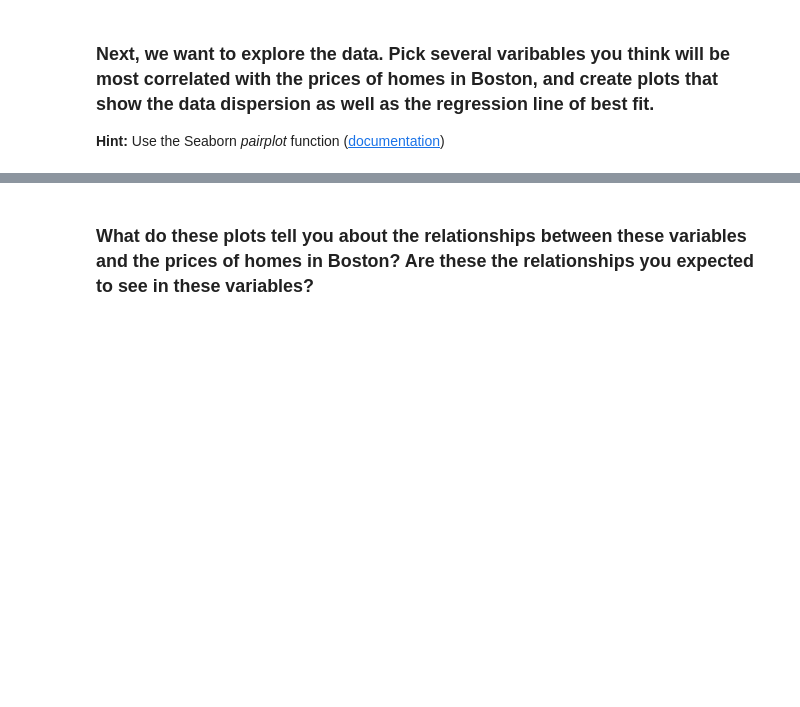
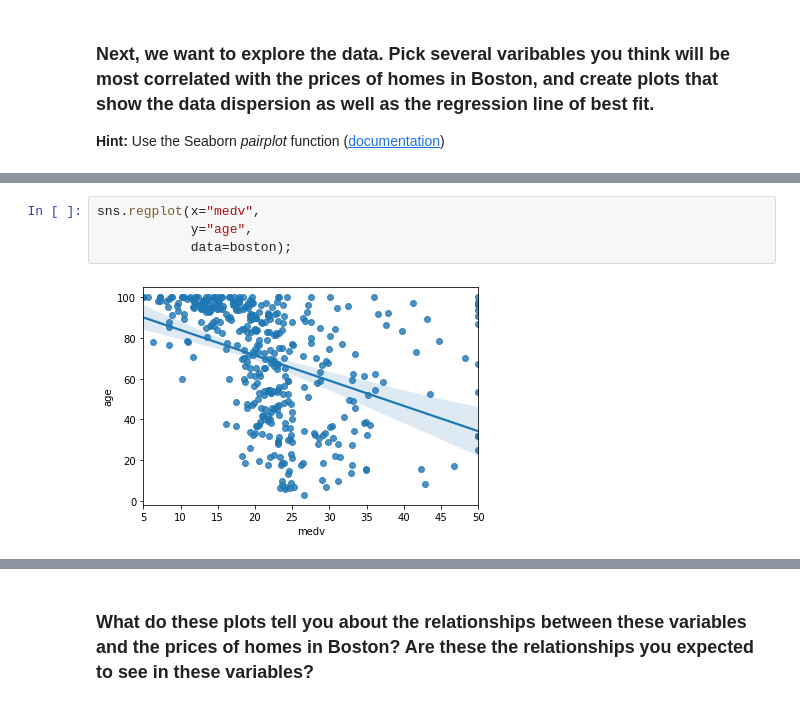
Before and after one commit to ta-data-remote/lab-problems-with-ML, a Jupyter notebook: your-code/lab_boston_housing.ipynb, the cells around one changed output, grey strips where cells are left out. Drawn from its saved outputs; the diff is of its cells as text; blank space fills up the shorter version.

```diff
--- a/your-code/lab_boston_housing.ipynb
+++ b/your-code/lab_boston_housing.ipynb
@@ -34,0 +53,6 @@ import matplotlib.pyplot as plt
+# %%
+sns.regplot(x="medv",
+            y="age",
+            data=boston);
+# %% [output]
+[figure, added]
```
Also changed, not shown: parts of 29 cells of this notebook, 1 other file.
